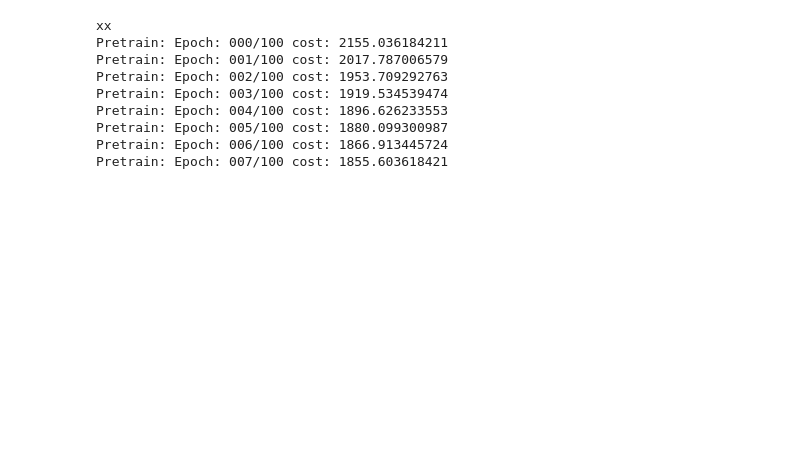
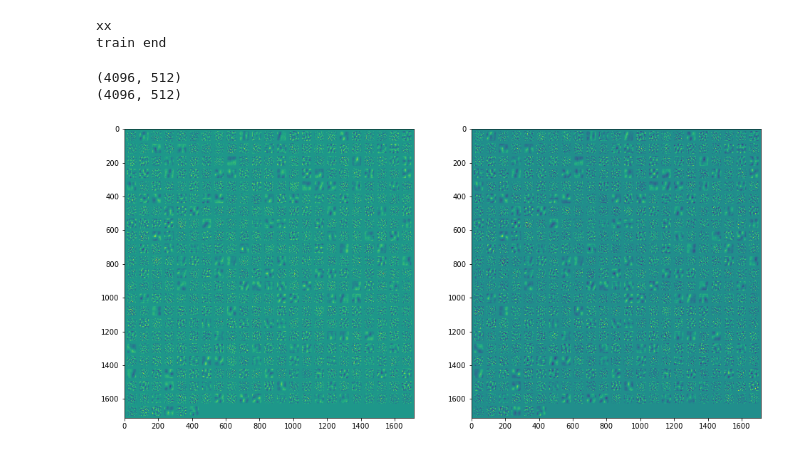
Before and after one commit to jutanke/pgpnn, a Jupyter notebook: moving_mnist_sample.ipynb, the cells around one changed output. Drawn from its saved outputs; the diff is of its cells as text; code cells hidden in the pictures; blank space fills up the shorter version.

Commit message:
test training first layer

```diff
--- a/moving_mnist_sample.ipynb
+++ b/moving_mnist_sample.ipynb
@@ -314,15 +314,50 @@ class PredictiveGatingPyramid:
 
 print('xx')
 
-model = PredictiveGatingPyramid(depth=2, modelname='test_pgp')
-model.train(moving_mnist, pre_epochs=100, load_first_stage=False)
+model = PredictiveGatingPyramid(depth=2, modelname='test_pgp_300_runs_')
+model.train(moving_mnist, pre_epochs=300, load_first_stage=False)
 # %% [output]
 xx
-Pretrain: Epoch: 000/100 cost: 2155.036184211
-Pretrain: Epoch: 001/100 cost: 2017.787006579
-Pretrain: Epoch: 002/100 cost: 1953.709292763
-Pretrain: Epoch: 003/100 cost: 1919.534539474
-Pretrain: Epoch: 004/100 cost: 1896.626233553
-Pretrain: Epoch: 005/100 cost: 1880.099300987
-Pretrain: Epoch: 006/100 cost: 1866.913445724
-Pretrain: Epoch: 007/100 cost: 1855.603618421
+train end
+# %%
+print(model.V1_np.shape)
+print(model.U1_np.shape)
+
+import matplotlib.pyplot as plt
+import pylab
+
+# function copied from the original code
+def dispims(M, height, width, border=0, bordercolor=0.0, layout=None, **kwargs):
+    from pylab import cm, ceil
+    numimages = M.shape[1]
+    if layout is None:
+        n0 = int(np.ceil(np.sqrt(numimages)))
+        n1 = int(np.ceil(np.sqrt(numimages)))
+    else:
+        n0, n1 = layout
+    im = bordercolor * np.ones(((height+border)*n0+border,(width+border)*n1+border),dtype='<f8')
+    for i in range(n0):
+        for j in range(n1):
+            if i*n1+j < M.shape[1]:
+                im[i*(height+border)+border:(i+1)*(height+border)+border,
+                   j*(width+border)+border :(j+1)*(width+border)+border] = np.vstack((
+                            np.hstack((np.reshape(M[:,i*n1+j],(height, width)),
+                                   bordercolor*np.ones((height,border),dtype=float))),
+                            bordercolor*np.ones((border,width+border),dtype=float)
+                            ))
+
+    return im
+
+
+I = dispims(model.U1_np, 64, 64, 10)
+J = dispims(model.V1_np, 64, 64, 10)
+
+fig = plt.figure(figsize=(16,8))
+fig.add_subplot(121).imshow(I)
+fig.add_subplot(122).imshow(J)
+
+plt.show()
+# %% [output]
+(4096, 512)
+(4096, 512)
+[figure, added]
```
